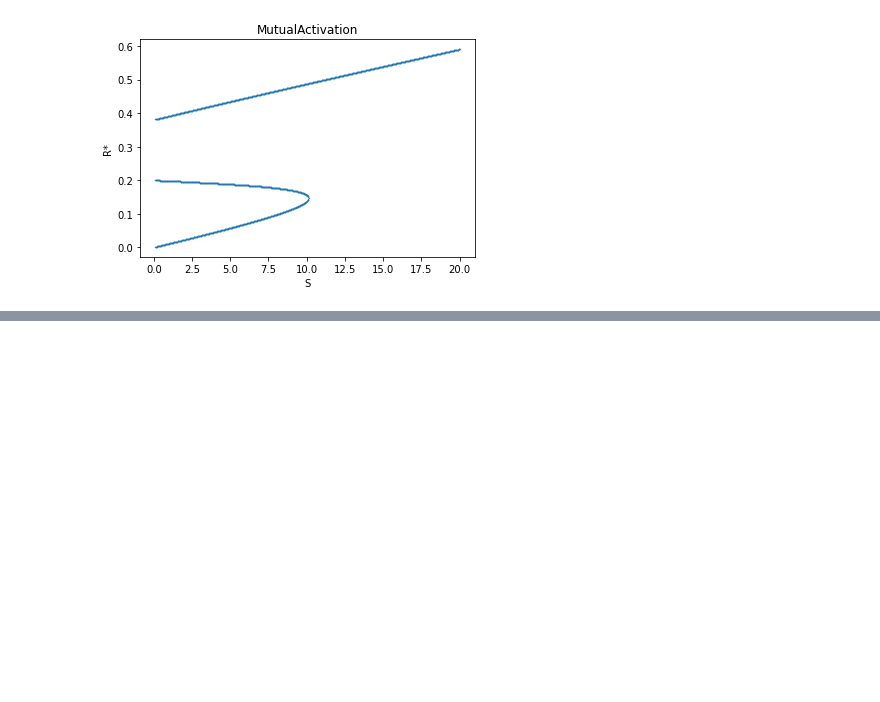
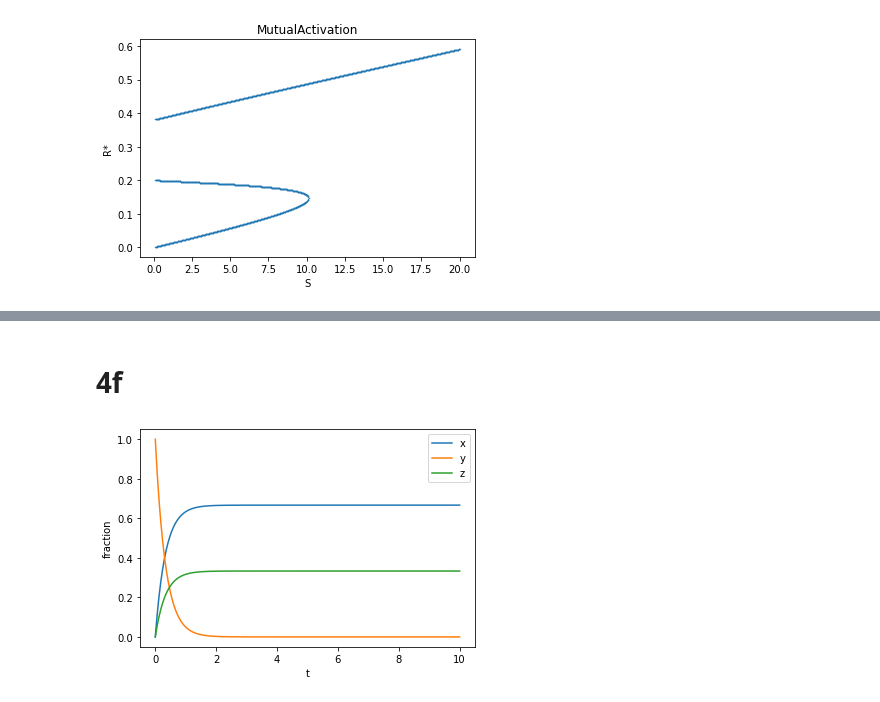
Before and after one commit to Nickvs99/ComputationalBiology, a Jupyter notebook: Set2/set2.ipynb, the cells around one changed output, grey strips where cells are left out. Drawn from its saved outputs; the diff is of its cells as text; code cells hidden in the pictures; blank space fills up the shorter version.

```diff
--- a/Set2/set2.ipynb
+++ b/Set2/set2.ipynb
@@ -203,0 +233,6 @@ MutualActivation().signal_response_curve(np.linspace(0.1, 20, S_precision), R_va
+# %% [markdown]
+# 4f
+# %%
+plot_ionic_over_time((0, 1, 0), (0, 2, 1), np.linspace(0, 10, 500))
+# %% [output]
+[figure, added]
```
Also changed, not shown: parts of 4 cells of this notebook.
